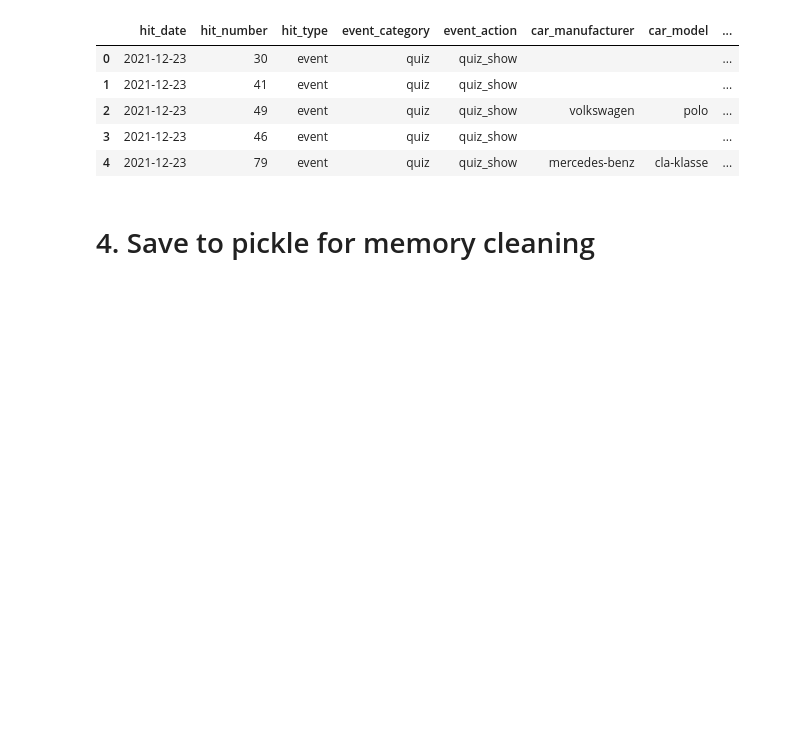
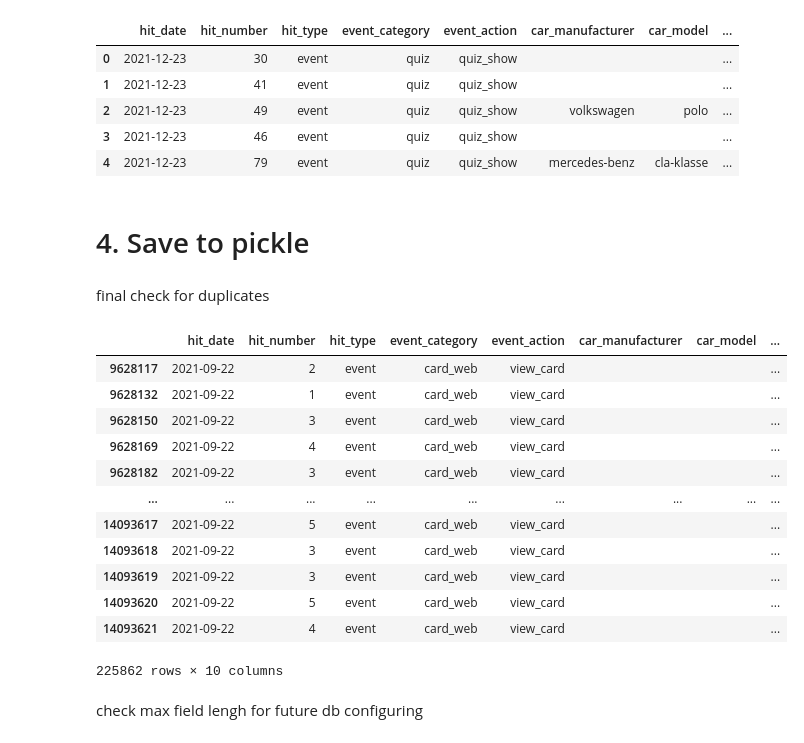
Before and after one commit to Real-Vadimych/skillbox_diploma, a Jupyter notebook: prepare_hits.ipynb, the cells around one changed output. Cells and saved outputs as stored; diff of their text form; code cells hidden in the pictures; blank space fills up the shorter version.

```diff
--- a/prepare_hits.ipynb
+++ b/prepare_hits.ipynb
@@ -195,4 +194,4 @@ df2.head()
 | 3 | 2021-12-23 | 46 | event | quiz | quiz_show |  |  | ... |
 | 4 | 2021-12-23 | 79 | event | quiz | quiz_show | mercedes-benz | cla-klasse | ... |
 # %% [markdown]
-# 4. Save to pickle for memory cleaning
+# 4. Save to pickle
@@ -200,0 +198,18 @@ df2.to_pickle('data/ga_hits-prep.pkl')
+# %% [markdown]
+final check for duplicates
+# %%
+df2[df2.duplicated()]
+# %% [output]
+|  | hit_date | hit_number | hit_type | event_category | event_action | car_manufacturer | car_model | ... |
+| 9628117 | 2021-09-22 | 2 | event | card_web | view_card |  |  | ... |
+| 9628132 | 2021-09-22 | 1 | event | card_web | view_card |  |  | ... |
+| 9628150 | 2021-09-22 | 3 | event | card_web | view_card |  |  | ... |
+| 9628169 | 2021-09-22 | 4 | event | card_web | view_card |  |  | ... |
+| 9628182 | 2021-09-22 | 3 | event | card_web | view_card |  |  | ... |
+| ... | ... | ... | ... | ... | ... | ... | ... | ... |
+| 14093617 | 2021-09-22 | 5 | event | card_web | view_card |  |  | ... |
+| 14093618 | 2021-09-22 | 3 | event | card_web | view_card |  |  | ... |
+| 14093619 | 2021-09-22 | 3 | event | card_web | view_card |  |  | ... |
+| 14093620 | 2021-09-22 | 5 | event | card_web | view_card |  |  | ... |
+| 14093621 | 2021-09-22 | 4 | event | card_web | view_card |  |  | ... |
+225862 rows × 10 columns
@@ -201,3 +218,5 @@ df2.to_pickle('data/ga_hits-prep.pkl')
+# %% [markdown]
+check max field lengh for future db configuring
 # %%
 for column in df2:
     print(column,"->", df2[column].astype(str).str.len().max())
```
Also changed, not shown: parts of 5 cells of this notebook, 14 other files.
